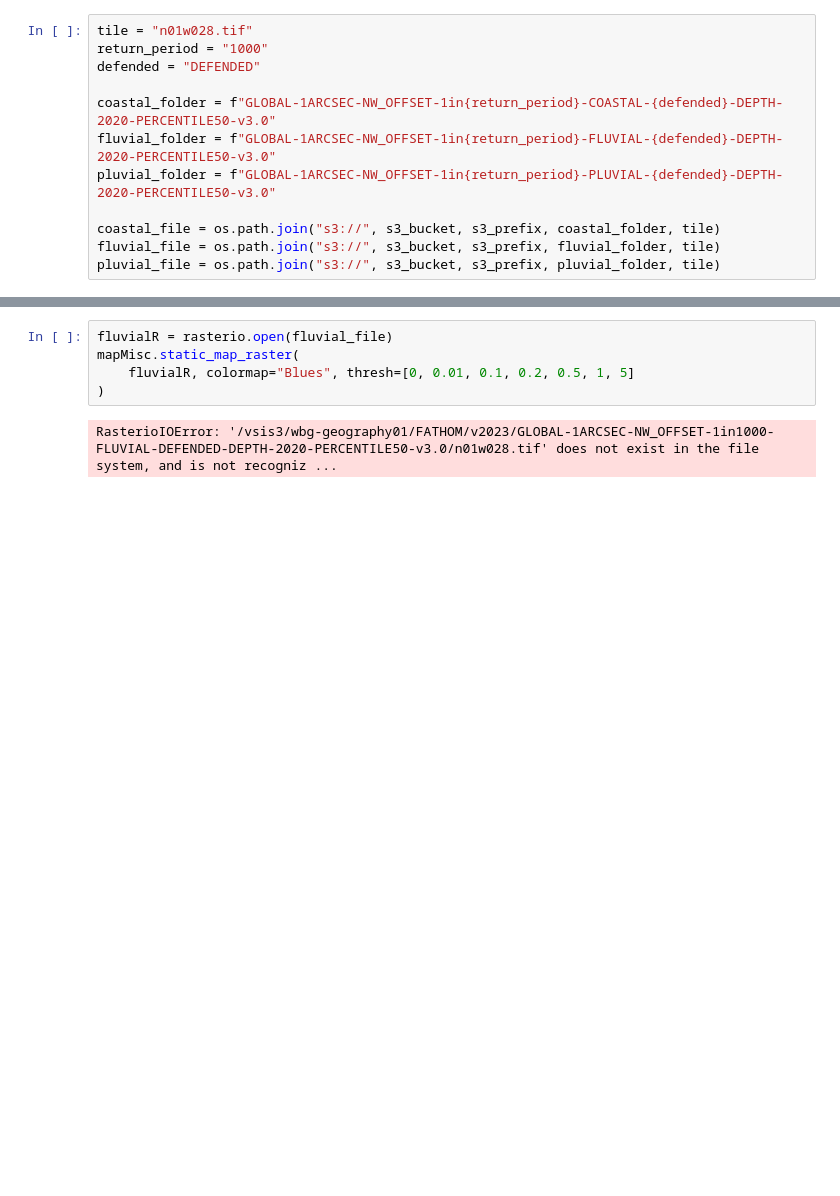
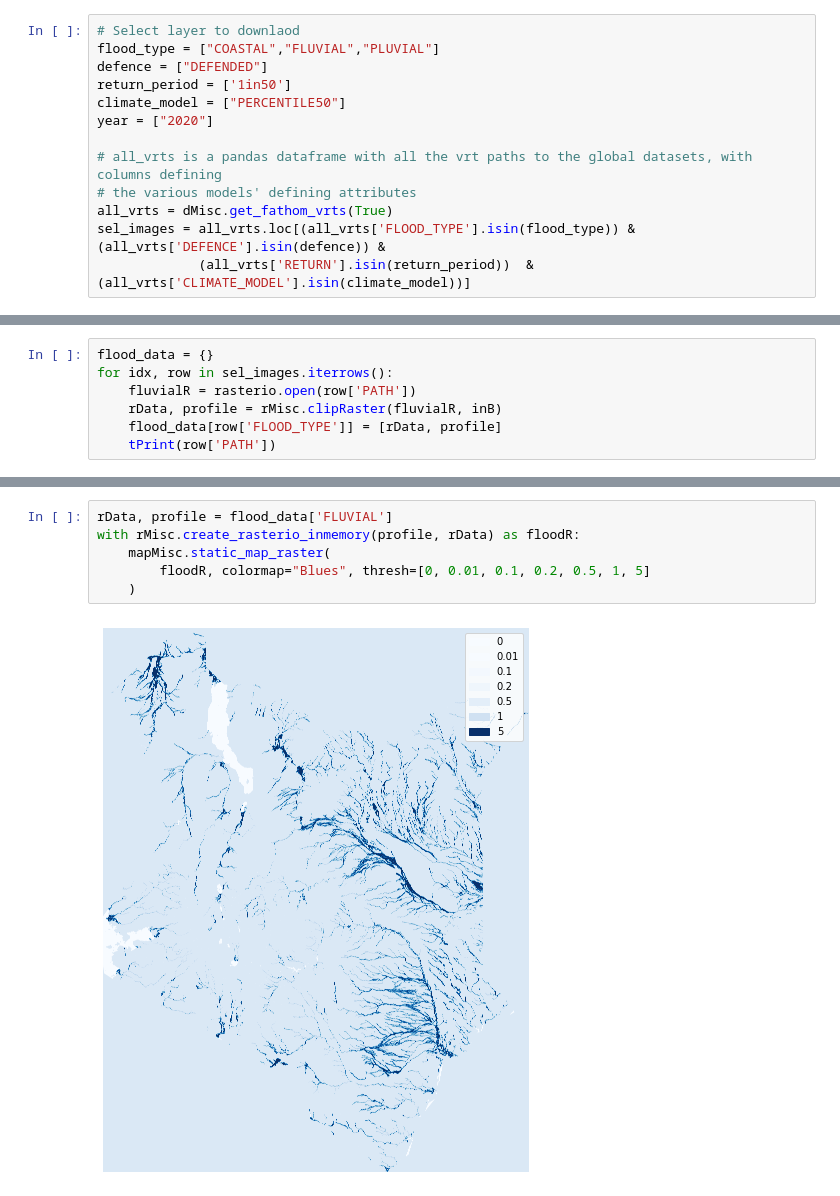
Before and after one commit to worldbank/GOSTrocks, a Jupyter notebook: notebooks/FATHOM/Vizualize_Flood_types.ipynb, the cells around one changed output, grey strips where cells are left out. Cells and saved outputs as stored; diff of their text form; blank space fills up the shorter version.

Commit message:
Adding tools to explore FATHOM flood

```diff
--- a/notebooks/FATHOM/Vizualize_Flood_types.ipynb
+++ b/notebooks/FATHOM/Vizualize_Flood_types.ipynb
@@ -22,12 +30,13 @@ my_bucket = s3.Bucket(s3_bucket)
 # %%
-tile = "n01w028.tif"
-return_period = "1000"
-defended = "DEFENDED"
+# Select layer to downlaod
+flood_type = ["COASTAL","FLUVIAL","PLUVIAL"]
+defence = ["DEFENDED"]
+return_period = ['1in50']
+climate_model = ["PERCENTILE50"]
+year = ["2020"]
 
-coastal_folder = f"GLOBAL-1ARCSEC-NW_OFFSET-1in{return_period}-COASTAL-{defended}-DEPTH-2020-PERCENTILE50-v3.0"
-fluvial_folder = f"GLOBAL-1ARCSEC-NW_OFFSET-1in{return_period}-FLUVIAL-{defended}-DEPTH-2020-PERCENTILE50-v3.0"
-pluvial_folder = f"GLOBAL-1ARCSEC-NW_OFFSET-1in{return_period}-PLUVIAL-{defended}-DEPTH-2020-PERCENTILE50-v3.0"
-
-coastal_file = os.path.join("s3://", s3_bucket, s3_prefix, coastal_folder, tile)
-fluvial_file = os.path.join("s3://", s3_bucket, s3_prefix, fluvial_folder, tile)
-pluvial_file = os.path.join("s3://", s3_bucket, s3_prefix, pluvial_folder, tile)
+# all_vrts is a pandas dataframe with all the vrt paths to the global datasets, with columns defining
+# the various models' defining attributes
+all_vrts = dMisc.get_fathom_vrts(True)
+sel_images = all_vrts.loc[(all_vrts['FLOOD_TYPE'].isin(flood_type)) & (all_vrts['DEFENCE'].isin(defence)) &
+             (all_vrts['RETURN'].isin(return_period))  & (all_vrts['CLIMATE_MODEL'].isin(climate_model))]
@@ -33,0 +50,7 @@ pluvial_file = os.path.join("s3://", s3_bucket, s3_prefix, pluvial_folder, tile)
+# %%
+flood_data = {}
+for idx, row in sel_images.iterrows():
+    fluvialR = rasterio.open(row['PATH'])
+    rData, profile = rMisc.clipRaster(fluvialR, inB)
+    flood_data[row['FLOOD_TYPE']] = [rData, profile]
+    tPrint(row['PATH'])
@@ -34,8 +61,9 @@ pluvial_file = os.path.join("s3://", s3_bucket, s3_prefix, pluvial_folder, tile)
 # %%
-fluvialR = rasterio.open(fluvial_file)
-mapMisc.static_map_raster(
-    fluvialR, colormap="Blues", thresh=[0, 0.01, 0.1, 0.2, 0.5, 1, 5]
-)
+rData, profile = flood_data['FLUVIAL']
+with rMisc.create_rasterio_inmemory(profile, rData) as floodR:
+    mapMisc.static_map_raster(
+        floodR, colormap="Blues", thresh=[0, 0.01, 0.1, 0.2, 0.5, 1, 5]
+    )
 # %% [output]
-RasterioIOError: '/vsis3/wbg-geography01/FATHOM/v2023/GLOBAL-1ARCSEC-NW_OFFSET-1in1000-FLUVIAL-DEFENDED-DEPTH-2020-PERCENTILE50-v3.0/n01w028.tif' does not exist in the file system, and is not recogniz ...
+[figure, added]
 # %%
```
Also changed, not shown: parts of 8 cells of this notebook, 6 other files.
